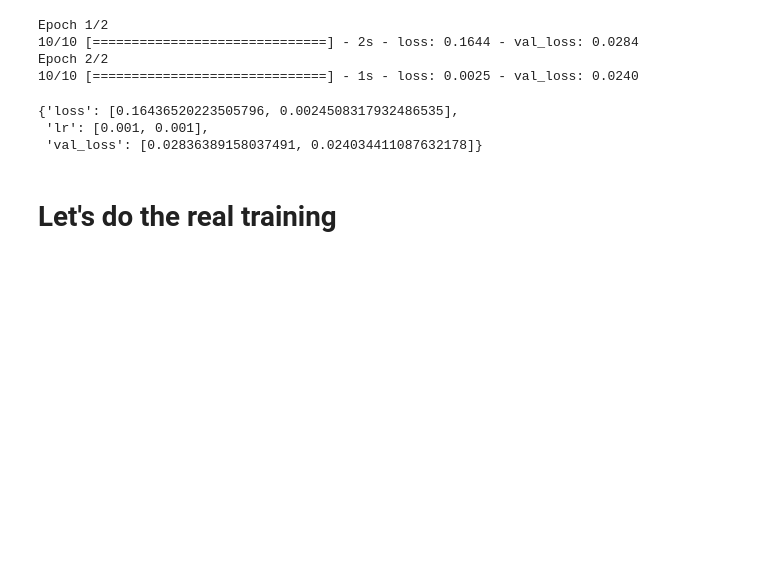
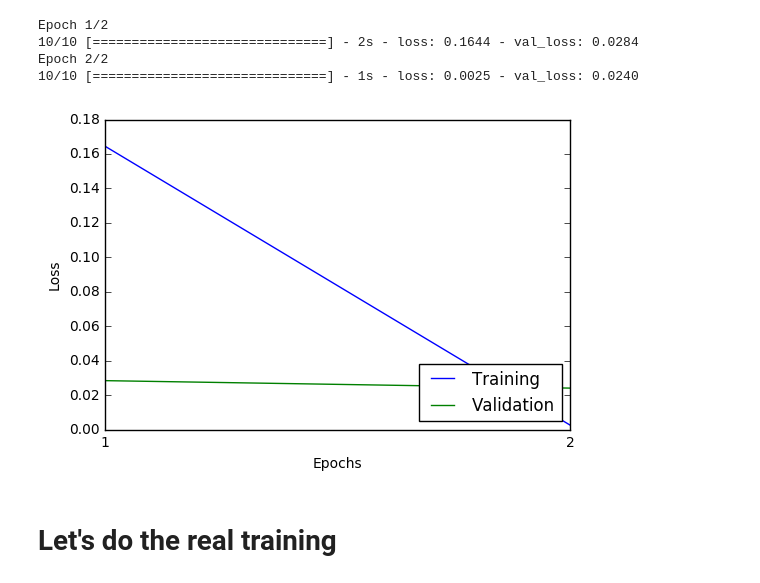
Before and after one commit to gachet/CarND-Behavioral-Cloning-P3, a Jupyter notebook: model.ipynb, the cells around one changed output. Saved outputs shown, nothing was run; the diff lists cells and outputs as text; code cells hidden in the pictures; blank space fills up the shorter version.

```diff
--- a/model.ipynb
+++ b/model.ipynb
@@ -78,7 +79,7 @@ os.makedirs('./models', exist_ok=True)
 
 
 def train_model(train_gen, val_gen, batch_size, epochs, model, \
-                optimizer=None, limit_train=None, limit_val=None, parallel=None):
+                optimizer=None, limit_train=None, limit_val=None):
 
     if optimizer:
         model.compile(optimizer=optimizer, loss="mse")
@@ -96,10 +97,8 @@ def train_model(train_gen, val_gen, batch_size, epochs, model, \
     samples_per_epoch = limit_train if limit_train else train_gen.get_epoch_size()
     nb_epoch = epochs
     nb_val_samples = limit_val if limit_val else val_gen.get_epoch_size()
-    nb_worker = 1 if parallel is None else multiprocessing.cpu_count() # t2.medum instance has 2 CPU threads, p2.xlarge has 4
     history = model.fit_generator(train_gen, samples_per_epoch, nb_epoch, \
-                                  nb_val_samples=nb_val_samples, validation_data=val_gen, nb_worker=nb_worker, \
-                                  pickle_safe=False, callbacks=ls_callbacks)
+                                  nb_val_samples=nb_val_samples, validation_data=val_gen, callbacks=ls_callbacks)
 
     return history, model
 # %%
@@ -126,6 +125,10 @@ class My_dataset_gen():
         self.position = 0
         self.size_epoch = len(self.dataset)
         self.training = training
+
+        # Angle-preserving transformations
+        self.angle_preserving = [data_aug.salt_and_pepper, data_aug.bilateral_filter, data_aug.speckle_noise, \
+                               random_light, data_aug.random_shadow, data_aug.identity]
 
     def __iter__(self):
         return self
@@ -182,7 +185,17 @@ class My_dataset_gen():
             return x[50:150, :] # See Explore dataset + Experimental setup.ipynb
 
     def _random_transform(self, image, angle):
-        return image, angle # TODO to be completed
+        # We are always going to choose a random angle-preserving transformation (the identity is included) and
+        # after that a non-angle-preserving transformation the half of the time.
+
+        # Angle-preserving transformation
+        image = random.choice(angle_preserving)(image)
+
+        # Non-angle-preserving transformation
+
+        if random.random() >= 0.5:
+            image = data_aug.horizontal_flipping(image)
+            angle = -angle
 
     def get_image_shape(self):
 
@@ -251,7 +264,7 @@ Epoch 1/2
 Epoch 2/2
 10/10 [==============================] - 1s - loss: 0.0025 - val_loss: 0.0240
 # %%
-def plot_loss_vs_epochs(training_loss, validation_loss)
+def plot_loss_vs_epochs(training_loss, validation_loss):
     plt.plot(range(1,len(training_loss)+1), training_loss, 'b')
     plt.xticks(range(1,len(training_loss)+1))
     plt.hold(True)
@@ -261,12 +274,9 @@ def plot_loss_vs_epochs(training_loss, validation_loss)
     _ = plt.ylabel("Loss")
     _ = plt.xlabel("Epochs")
 # %%
-
-plot_loss_vs_epochs(history.history['loss'], history.history['loss'])
+plot_loss_vs_epochs(history.history['loss'], history.history['val_loss'])
 # %% [output]
-{'loss': [0.16436520223505796, 0.0024508317932486535],
- 'lr': [0.001, 0.001],
- 'val_loss': [0.02836389158037491, 0.024034411087632178]}
+[figure, added]
 # %% [markdown]
 # Let's do the real training
 # %%
```
Also changed, not shown: parts of 4 cells of this notebook, 2 other files.
